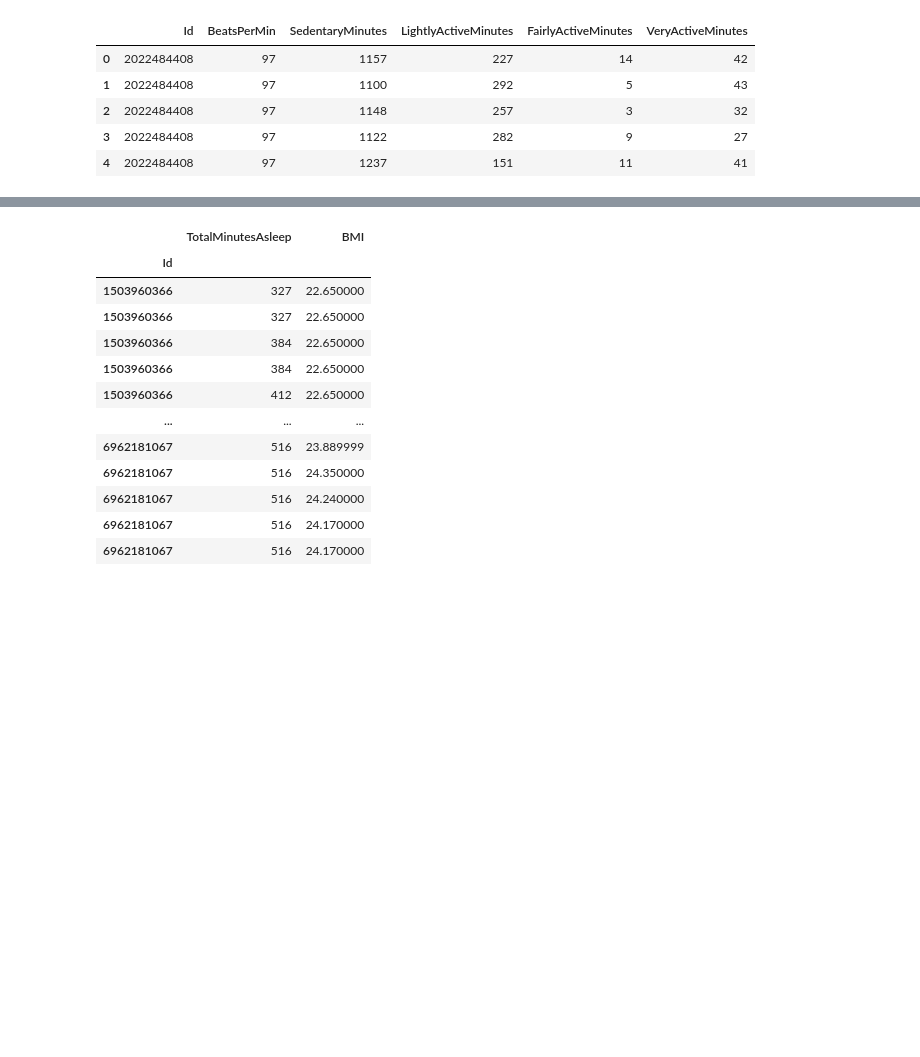
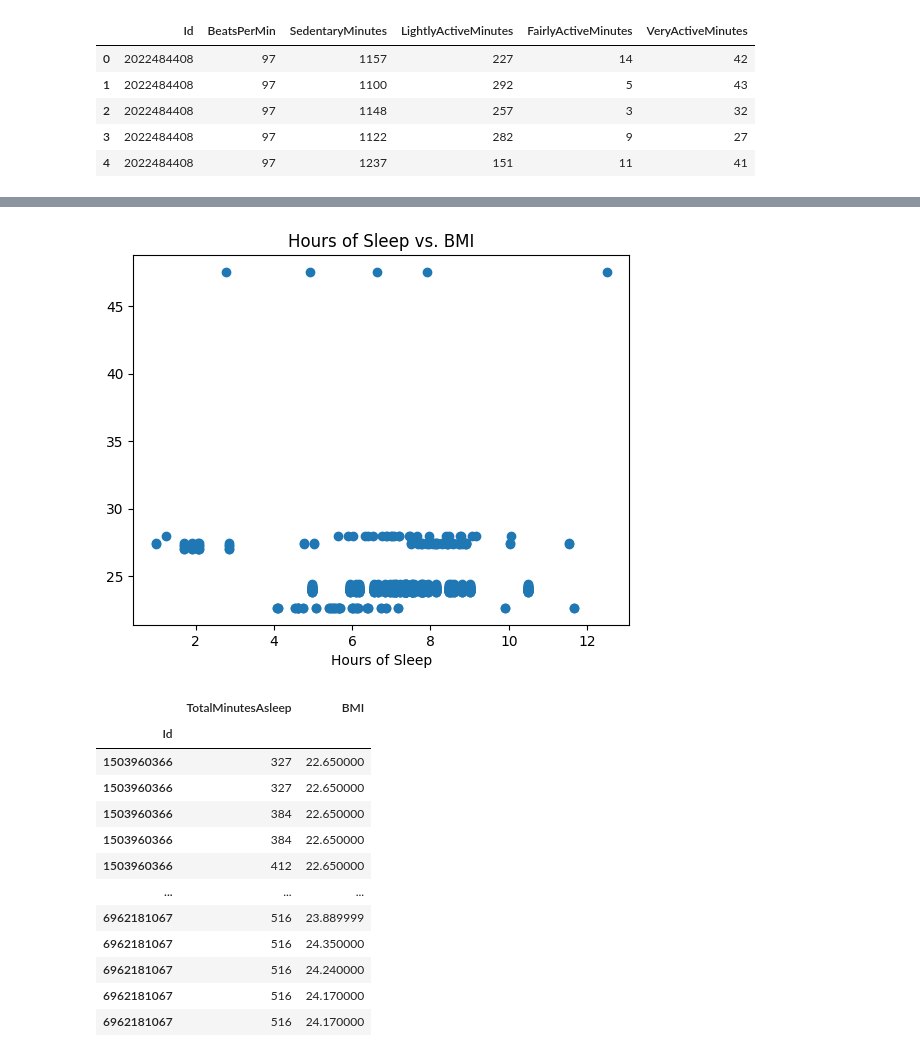
Before and after one commit to caitepley/Group1-Project1, a Jupyter notebook: main.ipynb, the cells around one changed output, grey strips where cells are left out. Saved outputs shown, nothing was run; the diff lists cells and outputs as text; code cells hidden in the pictures; blank space fills up the shorter version.

```diff
--- a/main.ipynb
+++ b/main.ipynb
@@ -65,3 +107,10 @@ sleep_weight.head()
+# %%
+plt.scatter(sleep_weight['HoursSleep'],sleep_weight['BMI'])
+plt.title('Hours of Sleep vs. BMI')
+plt.xlabel('Hours of Sleep')
+plt.show()
+# %% [output]
+[figure, added]
 # %%
 # set index to participant ID
 sleep_weight = sleep_weight.reset_index().set_index('Id')
```
Also changed, not shown: parts of 5 cells of this notebook.
